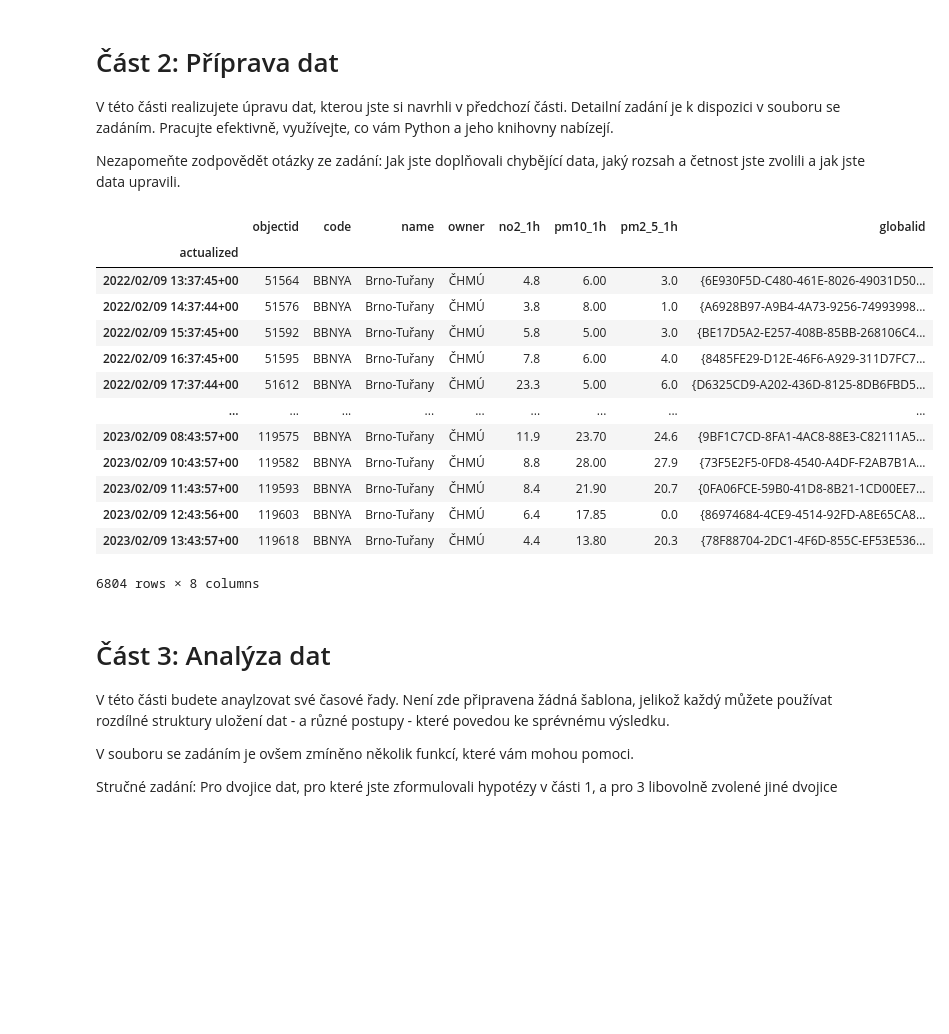
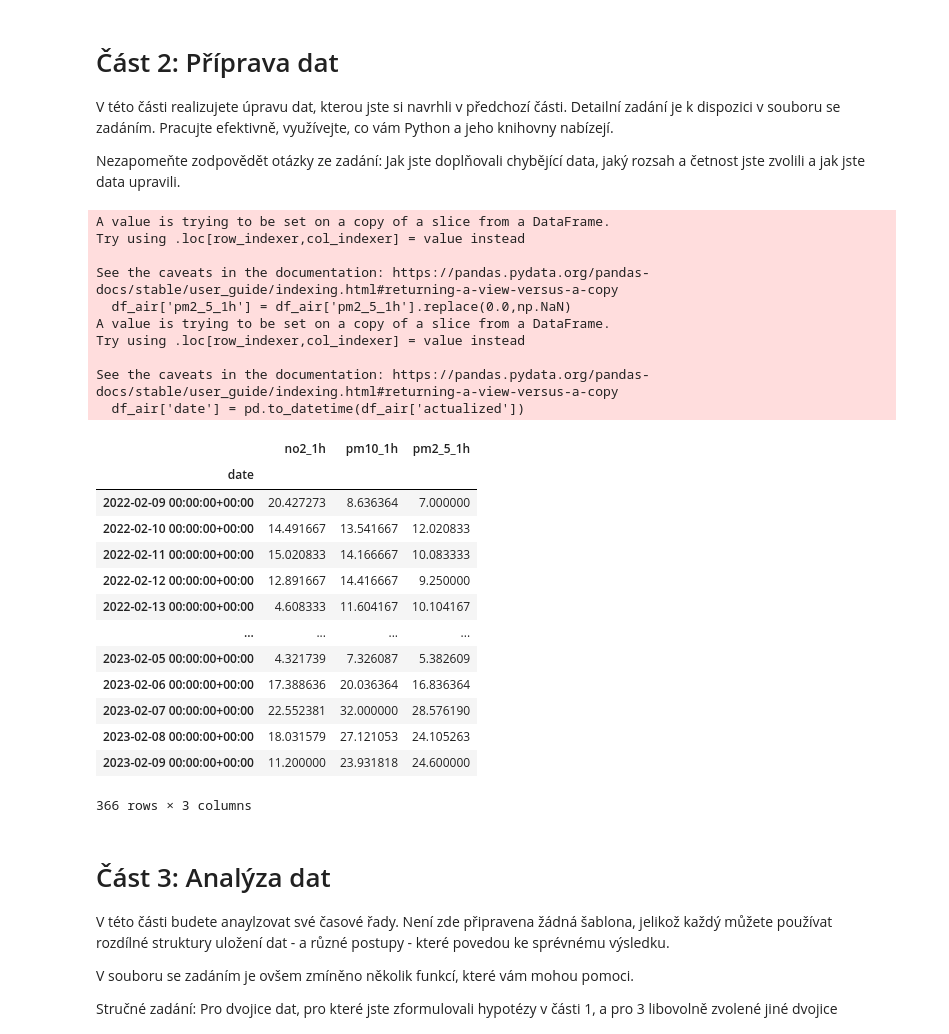
Before and after one commit to Matiak/TOI, a Jupyter notebook: TOI2023.ipynb, the cells around one changed output. Saved outputs shown, nothing was run; the diff lists cells and outputs as text; code cells hidden in the pictures; blank space fills up the shorter version.

Commit message:
preprocessing done

```diff
--- a/TOI2023.ipynb
+++ b/TOI2023.ipynb
@@ -376,56 +376,81 @@ df_air = []
 # 1. create columns day and value
 # 2. rename columns rok, měsíc to year, month
 # 3. create column date
 # 4. remove unnecessary columns
 # 5. set index to date
 # 6. interpolation of empty values
 # 7. trim datasets to interval
 for i in range(5):
   dfs[i] = pd.melt(ins[i],id_vars=['rok','měsíc'], var_name='deň',value_name='value')
   dfs[i] = dfs[i].rename(columns={"rok": "year", "měsíc": "month","deň":"day"})
   dfs[i]['date'] = pd.to_datetime(dfs[i][['year','month','day']], errors='coerce')
   dfs[i] = dfs[i][pd.notnull(dfs[i]['date'])]
   del dfs[i]['year']
   del dfs[i]['month']
   del dfs[i]['day']
   dfs[i] = dfs[i].sort_values('date', ascending = True)
   dfs[i] = dfs[i].set_index('date')
   dfs[i].interpolate(inplace=True)
-  dfs[i] = dfs[i]['2022-02-09':'2022-12-31']
+  dfs[i] = dfs[i]['2022-02-10':'2022-12-30']
+
+# new dataframe for air quality dataset
 df_t_avg,df_t_max,df_t_min,df_rain,df_wind = dfs
-
-# new dataframe for air polution
+# preprocessing of air quality dataset
+# 1. choose values from Brno-Tuřany
+# 2. removing zero values of pm2_5_1h column
+# 3. set index as date column created by cast of actualized to datetime
+# 4. interpolation of empty values
+# 5. remove of unnecessary columns
+# 6. agregation of values into dayli means
+# 7. trim datasets to interval
+# 8. remove of unnecessary values (columns of values)
 df_air = air[air['name']=='Brno-Tuřany']
-df_air = df_air.sort_values('actualized', ascending = True)
-df_air = df_air.set_index('actualized')
-# todo 0.0 v pm2... nahradiť za NaN
+df_air['pm2_5_1h'] = df_air['pm2_5_1h'].replace(0.0,np.NaN)
+df_air['date'] = pd.to_datetime(df_air['actualized'])
+df_air = df_air.sort_values('date', ascending = True)
+df_air = df_air.set_index('date')
 df_air.interpolate(inplace=True)
-# remove of unnecessary values (columns of values)
+df_air['2022-02-10':'2022-12-30']
 del df_air['X']
 del df_air['Y']
 del df_air['lat']
 del df_air['lon']
 del df_air['so2_1h']
 del df_air['co_8h']
 del df_air['pm10_24h']
 del df_air['o3_1h']
-
-df_air
+del df_air['objectid']
+del df_air['code']
+del df_air['name']
+del df_air['owner']
+del df_air['globalid']
+del df_air['actualized']
+df_air.resample("D").mean()
 # %% [output]
+A value is trying to be set on a copy of a slice from a DataFrame.
+Try using .loc[row_indexer,col_indexer] = value instead
+
+See the caveats in the documentation: https://pandas.pydata.org/pandas-docs/stable/user_guide/indexing.html#returning-a-view-versus-a-copy
+  df_air['pm2_5_1h'] = df_air['pm2_5_1h'].replace(0.0,np.NaN)
+A value is trying to be set on a copy of a slice from a DataFrame.
+Try using .loc[row_indexer,col_indexer] = value instead
+
+See the caveats in the documentation: https://pandas.pydata.org/pandas-docs/stable/user_guide/indexing.html#returning-a-view-versus-a-copy
+  df_air['date'] = pd.to_datetime(df_air['actualized'])
-|  | objectid | code | name | owner | no2_1h | pm10_1h | pm2_5_1h | globalid |
-| actualized |  |  |  |  |  |  |  |  |
-| 2022/02/09 13:37:45+00 | 51564 | BBNYA | Brno-Tuřany | ČHMÚ | 4.8 | 6.00 | 3.0 | {6E930F5D-C480-461E-8026-49031D50... |
-| 2022/02/09 14:37:44+00 | 51576 | BBNYA | Brno-Tuřany | ČHMÚ | 3.8 | 8.00 | 1.0 | {A6928B97-A9B4-4A73-9256-74993998... |
-| 2022/02/09 15:37:45+00 | 51592 | BBNYA | Brno-Tuřany | ČHMÚ | 5.8 | 5.00 | 3.0 | {BE17D5A2-E257-408B-85BB-268106C4... |
-| 2022/02/09 16:37:45+00 | 51595 | BBNYA | Brno-Tuřany | ČHMÚ | 7.8 | 6.00 | 4.0 | {8485FE29-D12E-46F6-A929-311D7FC7... |
-| 2022/02/09 17:37:44+00 | 51612 | BBNYA | Brno-Tuřany | ČHMÚ | 23.3 | 5.00 | 6.0 | {D6325CD9-A202-436D-8125-8DB6FBD5... |
-| ... | ... | ... | ... | ... | ... | ... | ... | ... |
-| 2023/02/09 08:43:57+00 | 119575 | BBNYA | Brno-Tuřany | ČHMÚ | 11.9 | 23.70 | 24.6 | {9BF1C7CD-8FA1-4AC8-88E3-C82111A5... |
-| 2023/02/09 10:43:57+00 | 119582 | BBNYA | Brno-Tuřany | ČHMÚ | 8.8 | 28.00 | 27.9 | {73F5E2F5-0FD8-4540-A4DF-F2AB7B1A... |
-| 2023/02/09 11:43:57+00 | 119593 | BBNYA | Brno-Tuřany | ČHMÚ | 8.4 | 21.90 | 20.7 | {0FA06FCE-59B0-41D8-8B21-1CD00EE7... |
-| 2023/02/09 12:43:56+00 | 119603 | BBNYA | Brno-Tuřany | ČHMÚ | 6.4 | 17.85 | 0.0 | {86974684-4CE9-4514-92FD-A8E65CA8... |
-| 2023/02/09 13:43:57+00 | 119618 | BBNYA | Brno-Tuřany | ČHMÚ | 4.4 | 13.80 | 20.3 | {78F88704-2DC1-4F6D-855C-EF53E536... |
+|  | no2_1h | pm10_1h | pm2_5_1h |
+| date |  |  |  |
+| 2022-02-09 00:00:00+00:00 | 20.427273 | 8.636364 | 7.000000 |
+| 2022-02-10 00:00:00+00:00 | 14.491667 | 13.541667 | 12.020833 |
+| 2022-02-11 00:00:00+00:00 | 15.020833 | 14.166667 | 10.083333 |
+| 2022-02-12 00:00:00+00:00 | 12.891667 | 14.416667 | 9.250000 |
+| 2022-02-13 00:00:00+00:00 | 4.608333 | 11.604167 | 10.104167 |
+| ... | ... | ... | ... |
+| 2023-02-05 00:00:00+00:00 | 4.321739 | 7.326087 | 5.382609 |
+| 2023-02-06 00:00:00+00:00 | 17.388636 | 20.036364 | 16.836364 |
+| 2023-02-07 00:00:00+00:00 | 22.552381 | 32.000000 | 28.576190 |
+| 2023-02-08 00:00:00+00:00 | 18.031579 | 27.121053 | 24.105263 |
+| 2023-02-09 00:00:00+00:00 | 11.200000 | 23.931818 | 24.600000 |
-6804 rows × 8 columns
+366 rows × 3 columns
 # %% [markdown]
 # Část 3: Analýza dat
 
```
